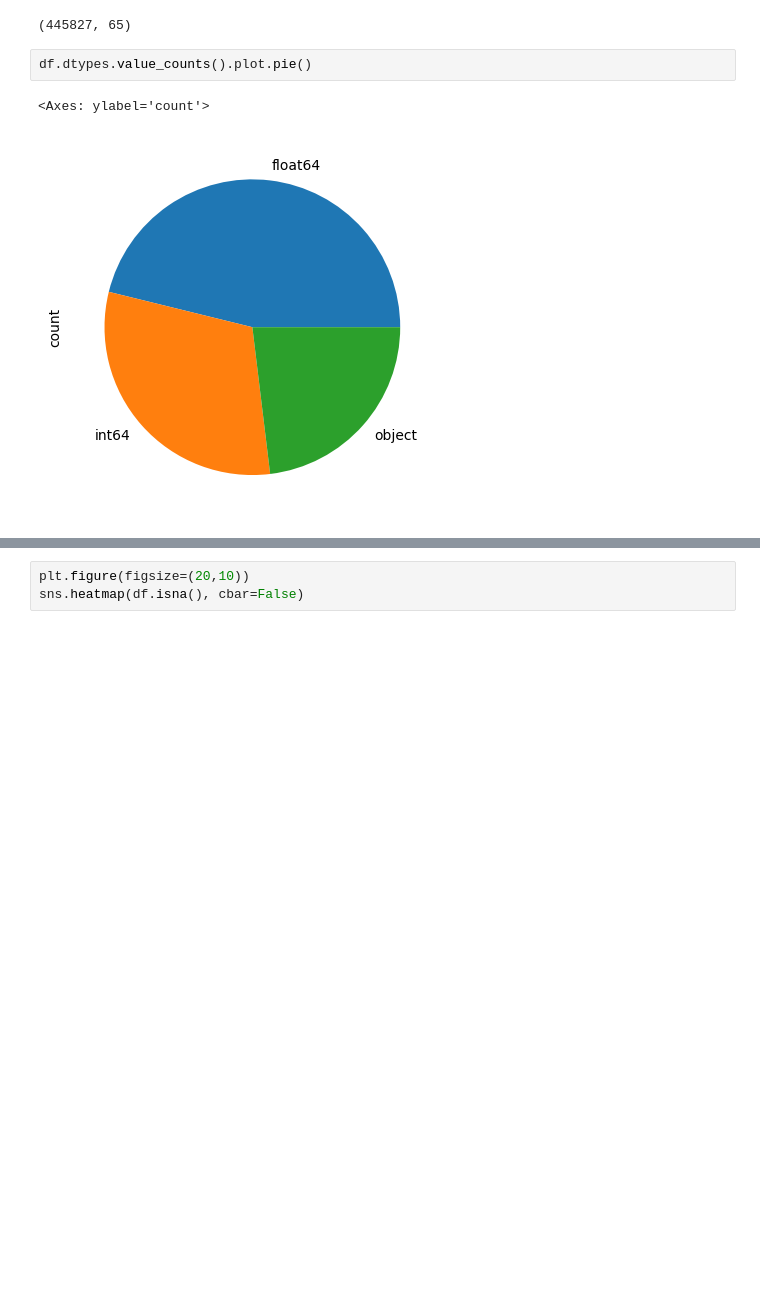
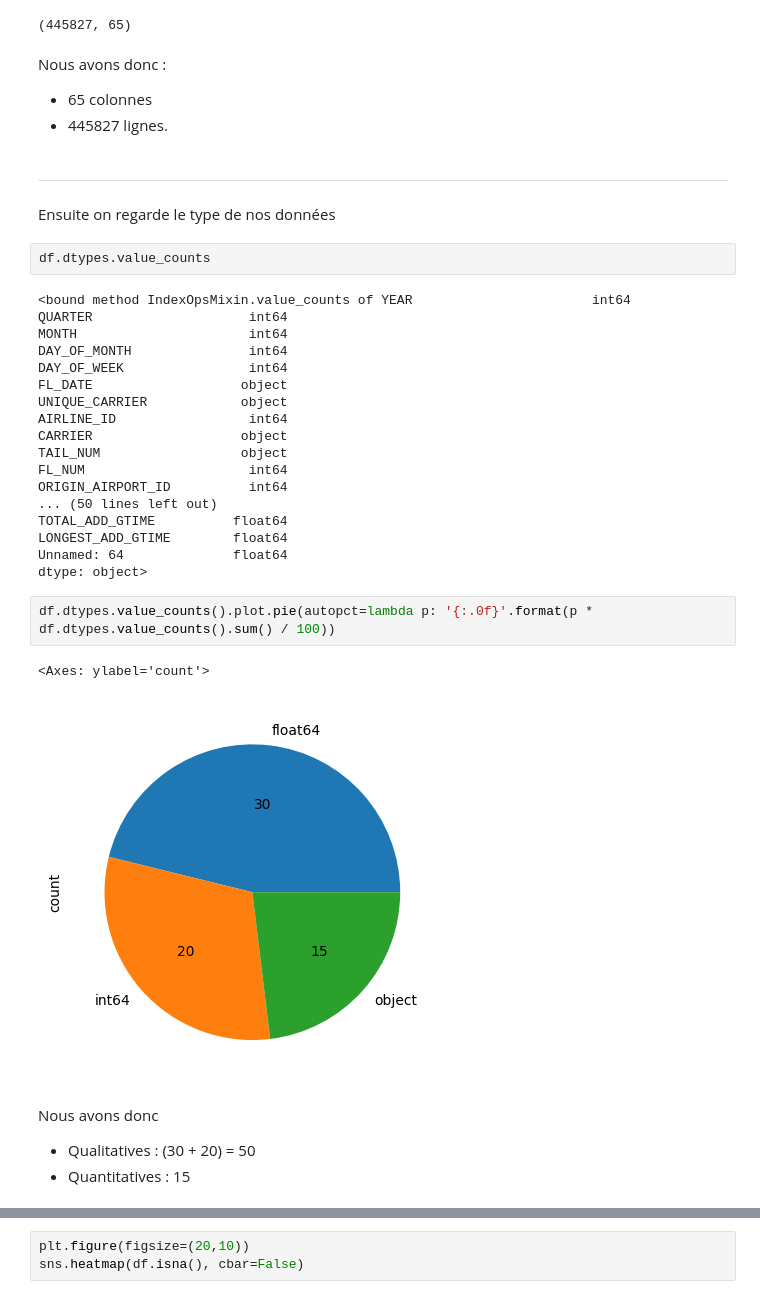
Before and after one commit to ThomasHtn/flight_delay_prediction, a Jupyter notebook: matrice-notebook.ipynb, the cells around one changed output, grey strips where cells are left out. Drawn from its saved outputs; the diff is of its cells as text; blank space fills up the shorter version.

```diff
--- a/matrice-notebook.ipynb
+++ b/matrice-notebook.ipynb
@@ -81,8 +98,40 @@ df = data.copy()
 df.shape
 # %% [output]
 (445827, 65)
+# %% [markdown]
+Nous avons donc :
+- 65 colonnes
+- 445827 lignes.
+# %% [markdown]
+---
+# %% [markdown]
+Ensuite on regarde le type de nos données
 # %%
-df.dtypes.value_counts().plot.pie()
+df.dtypes.value_counts
 # %% [output]
-<Axes: ylabel='count'>
+<bound method IndexOpsMixin.value_counts of YEAR                       int64
+QUARTER                    int64
+MONTH                      int64
+DAY_OF_MONTH               int64
+DAY_OF_WEEK                int64
+FL_DATE                   object
+UNIQUE_CARRIER            object
+AIRLINE_ID                 int64
+CARRIER                   object
+TAIL_NUM                  object
+FL_NUM                     int64
+ORIGIN_AIRPORT_ID          int64
+... (50 lines left out)
+TOTAL_ADD_GTIME          float64
+LONGEST_ADD_GTIME        float64
+Unnamed: 64              float64
+dtype: object>
-[figure, removed]
+# %%
+df.dtypes.value_counts().plot.pie(autopct=lambda p: '{:.0f}'.format(p * df.dtypes.value_counts().sum() / 100))
+# %% [output]
+<Axes: ylabel='count'>
+[figure, added]
+# %% [markdown]
+Nous avons donc
+- Qualitatives : (30 + 20) = 50
+- Quantitatives : 15
```
Also changed, not shown: parts of 27 cells of this notebook, 1 other file.
